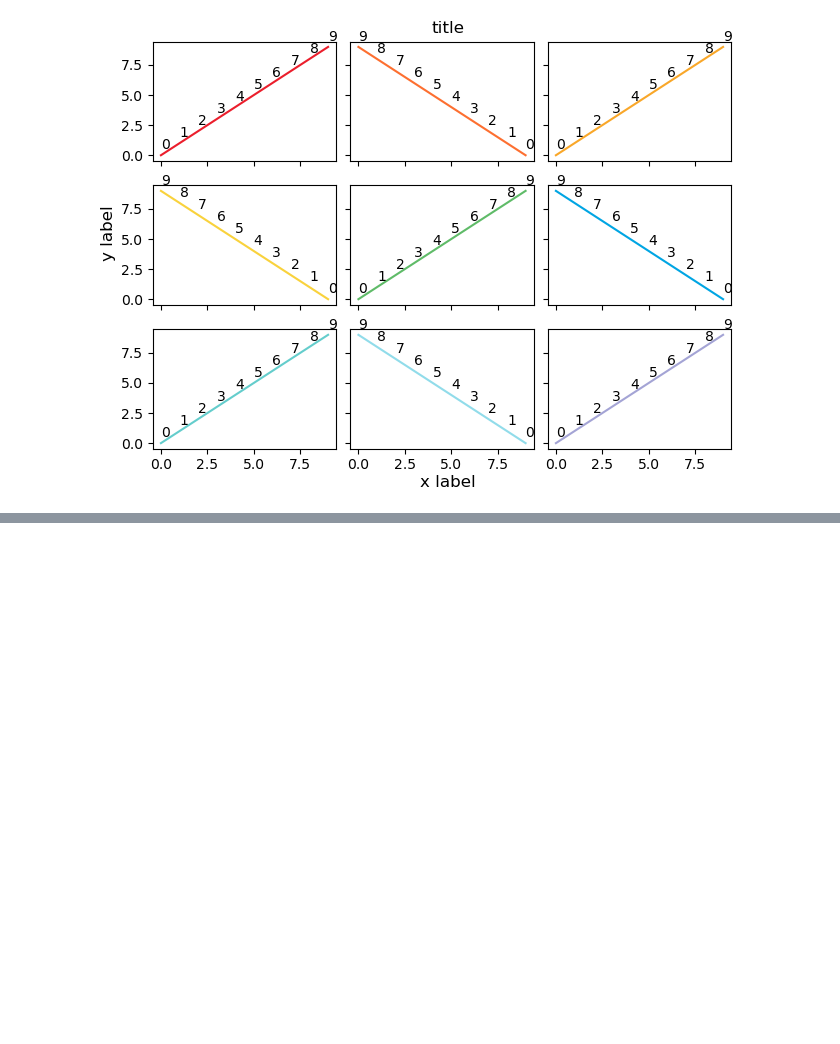
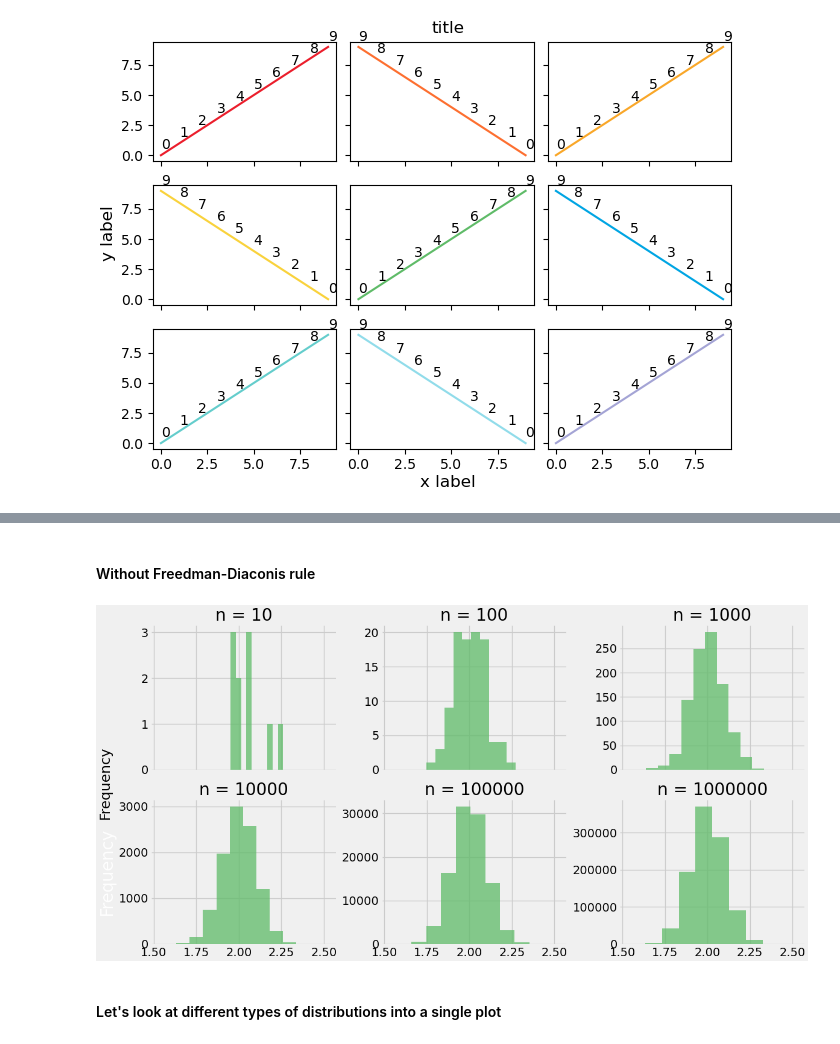
Before and after one commit to DanielOrtigoza/how-to-create-different-types-of-plots-in-python, a Jupyter notebook: how_to_make_subplots.ipynb, the cells around one changed output, grey strips where cells are left out. Cells and saved outputs as stored; diff of their text form; code cells hidden in the pictures; blank space fills up the shorter version.

```diff
--- a/how_to_make_subplots.ipynb
+++ b/how_to_make_subplots.ipynb
@@ -227,0 +276,37 @@ plt.show()
+# %% [markdown]
+#### Without Freedman-Diaconis rule
+# %%
+%matplotlib widget
+
+plt.style.use('fivethirtyeight')
+
+fig, axes = plt.subplots(2, 3, facecolor = 'white', edgecolor = 'white', constrained_layout = True, sharex = True, figsize = (cm2inch(30), cm2inch(15)))
+
+((ax1,ax2,ax3), (ax4,ax5,ax6)) = axes
+
+for i in axes:
+    for j in range(len(i)):
+        i[j].set(facecolor = 'white', frame_on = False)
+        i[j].grid(visible = True)
+
+axn = [ax1,ax2,ax3,ax4,ax5,ax6]
+
+mu, sigma = 2, 0.1
+
+for i in range(len(axn)):
+    n = 10 ** (i + 1)
+    data_hist = np.random.normal(mu, sigma, size = n)
+
+    axn[i].hist(data_hist, color = colors['green'], label = 'data', log = False, histtype = 'stepfilled', alpha = 0.75)
+    axn[i].set_title('n = {}'.format(n))
+
+ax4.set_ylabel('Frequency', fontsize = 'x-large', color = 'white')
+fig.text(0.0125, 0.50, 'Frequency', fontsize = 'large' , ha = 'center', va = 'center', rotation = 90)
+
+# plt.savefig('graph_name.jpg', dpi = 600, facecolor = fig.get_facecolor(), edgecolor='none')
+
+plt.show()
+# %% [output]
+[figure, added]
+# %% [markdown]
+#### Let's look at different types of distributions into a single plot
```
Also changed, not shown: parts of 12 cells of this notebook.
